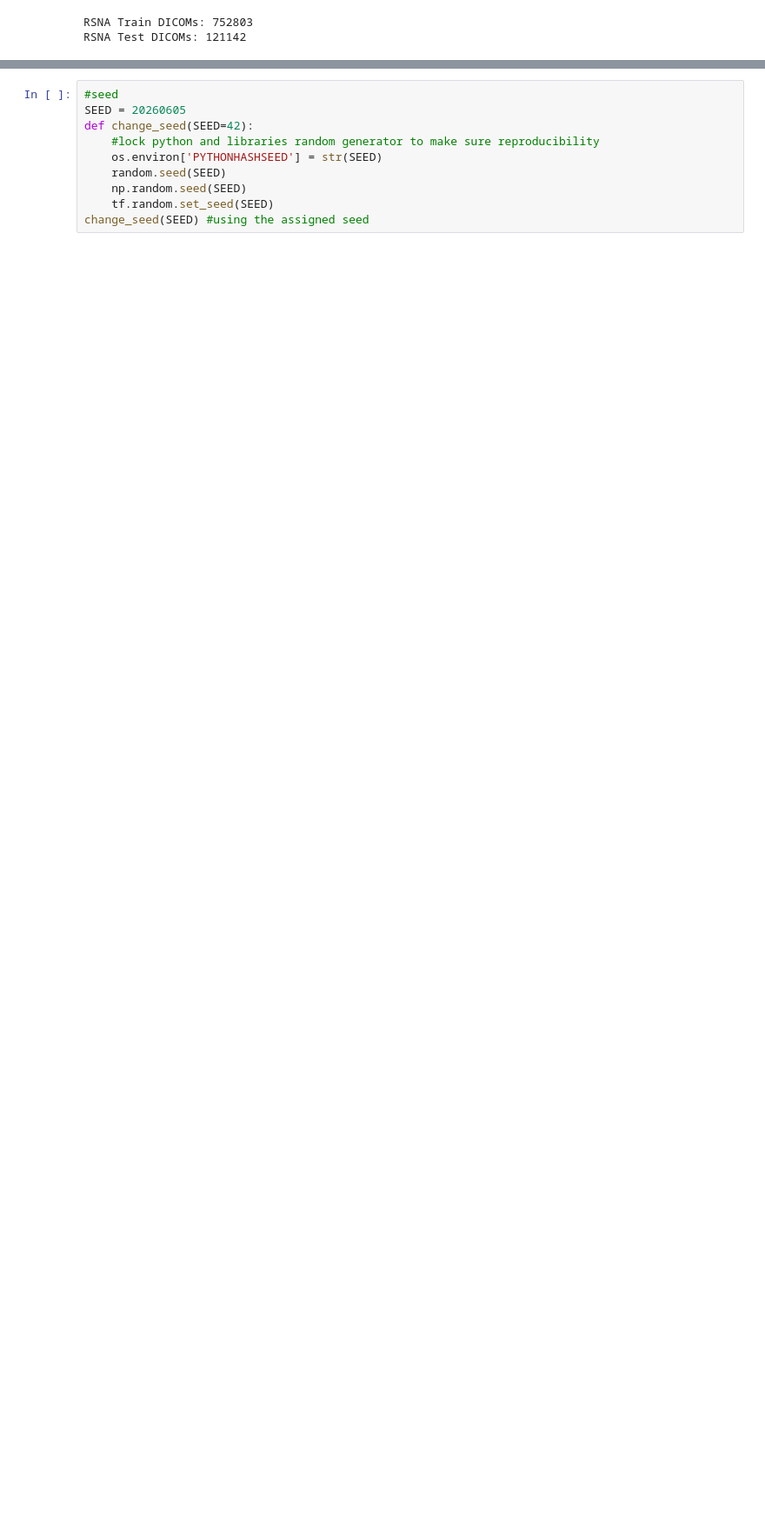
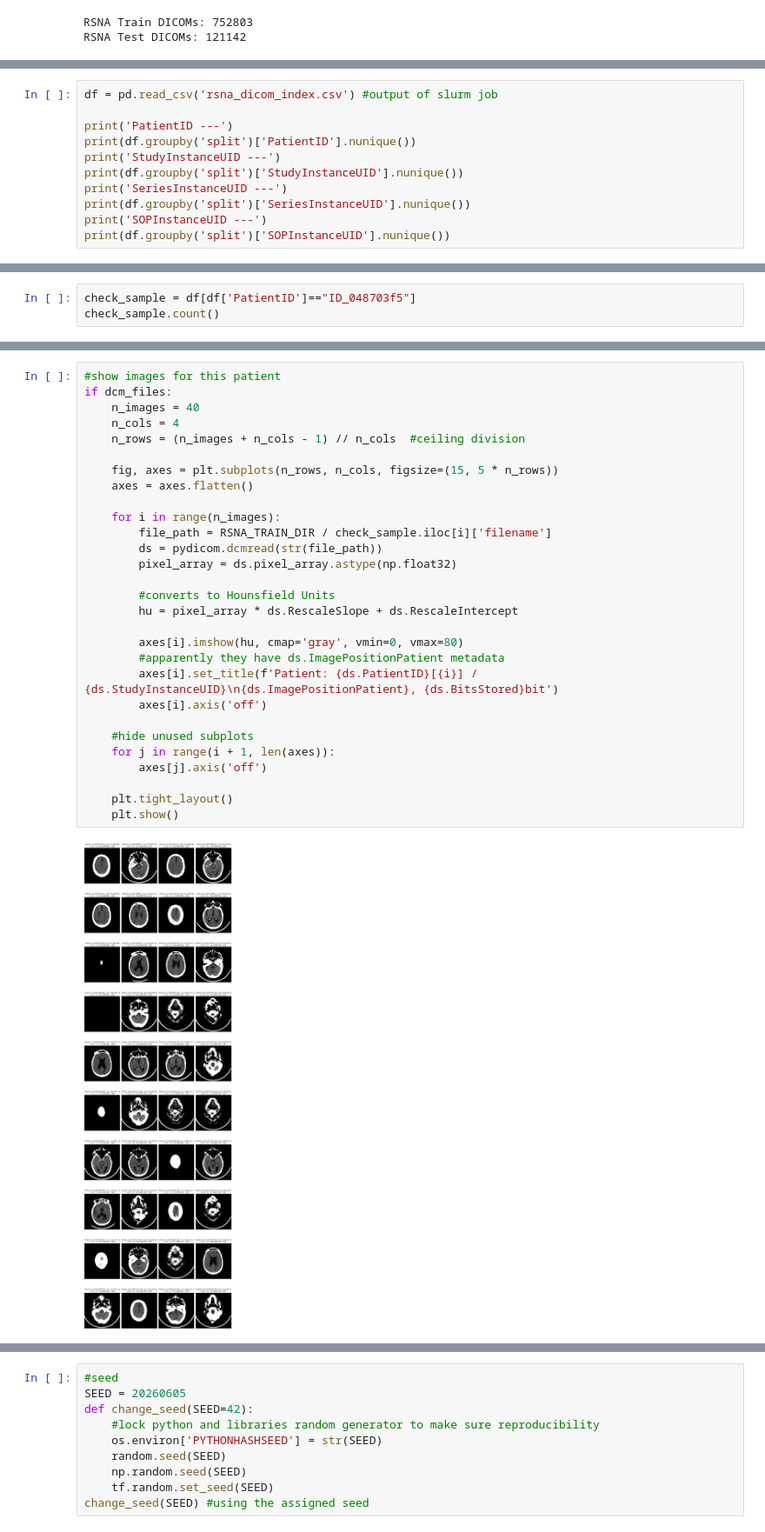
Before and after one commit to azhar-rafiq/thesis-xai, a Jupyter notebook: thesis.ipynb, the cells around one changed output, grey strips where cells are left out. Shown at 87% size. Drawn from its saved outputs; the diff is of its cells as text; blank space fills up the shorter version.

```diff
--- a/thesis.ipynb
+++ b/thesis.ipynb
@@ -99,0 +215,11 @@ E0000 00:00:1778729770.672026 2029015 cuda_platform.cc:52] failed call to cuInit
+# %%
+df = pd.read_csv('rsna_dicom_index.csv') #output of slurm job
+
+print('PatientID ---')
+print(df.groupby('split')['PatientID'].nunique())
+print('StudyInstanceUID ---')
+print(df.groupby('split')['StudyInstanceUID'].nunique())
+print('SeriesInstanceUID ---')
+print(df.groupby('split')['SeriesInstanceUID'].nunique())
+print('SOPInstanceUID ---')
+print(df.groupby('split')['SOPInstanceUID'].nunique())
@@ -99,0 +277,3 @@ E0000 00:00:1778729770.672026 2029015 cuda_platform.cc:52] failed call to cuInit
+# %%
+check_sample = df[df['PatientID']=="ID_048703f5"]
+check_sample.count()
@@ -99,0 +310,31 @@ E0000 00:00:1778729770.672026 2029015 cuda_platform.cc:52] failed call to cuInit
+# %%
+#show images for this patient
+if dcm_files:
+    n_images = 40
+    n_cols = 4
+    n_rows = (n_images + n_cols - 1) // n_cols  #ceiling division
+
+    fig, axes = plt.subplots(n_rows, n_cols, figsize=(15, 5 * n_rows))
+    axes = axes.flatten()
+
+    for i in range(n_images):
+        file_path = RSNA_TRAIN_DIR / check_sample.iloc[i]['filename']
+        ds = pydicom.dcmread(str(file_path))
+        pixel_array = ds.pixel_array.astype(np.float32)
+
+        #converts to Hounsfield Units
+        hu = pixel_array * ds.RescaleSlope + ds.RescaleIntercept
+
+        axes[i].imshow(hu, cmap='gray', vmin=0, vmax=80)
+        #apparently they have ds.ImagePositionPatient metadata
+        axes[i].set_title(f'Patient: {ds.PatientID}[{i}] / {ds.StudyInstanceUID}\n{ds.ImagePositionPatient}, {ds.BitsStored}bit')
+        axes[i].axis('off')
+
+    #hide unused subplots
+    for j in range(i + 1, len(axes)):
+        axes[j].axis('off')
+
+    plt.tight_layout()
+    plt.show()
+# %% [output]
+[figure, added]
```
Also changed, not shown: parts of 29 cells of this notebook, 3 other files.
